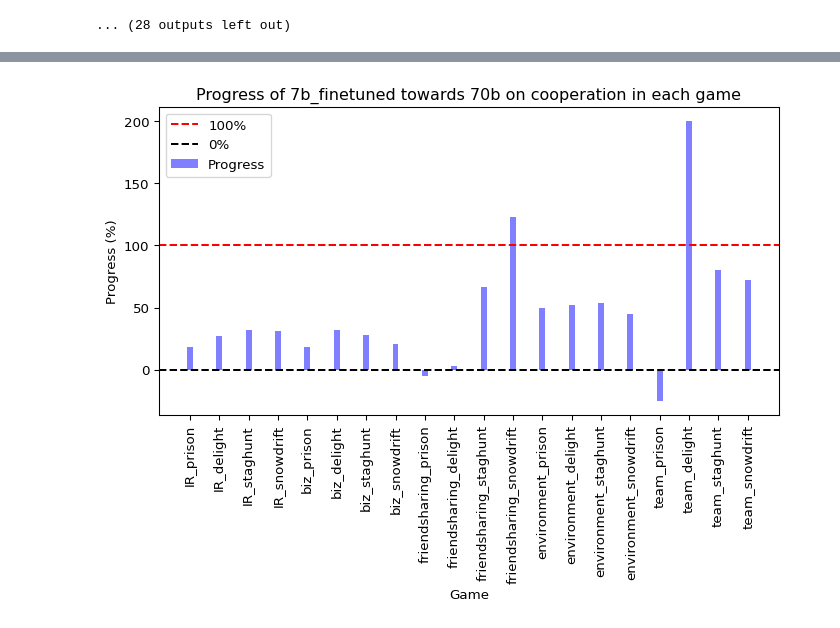
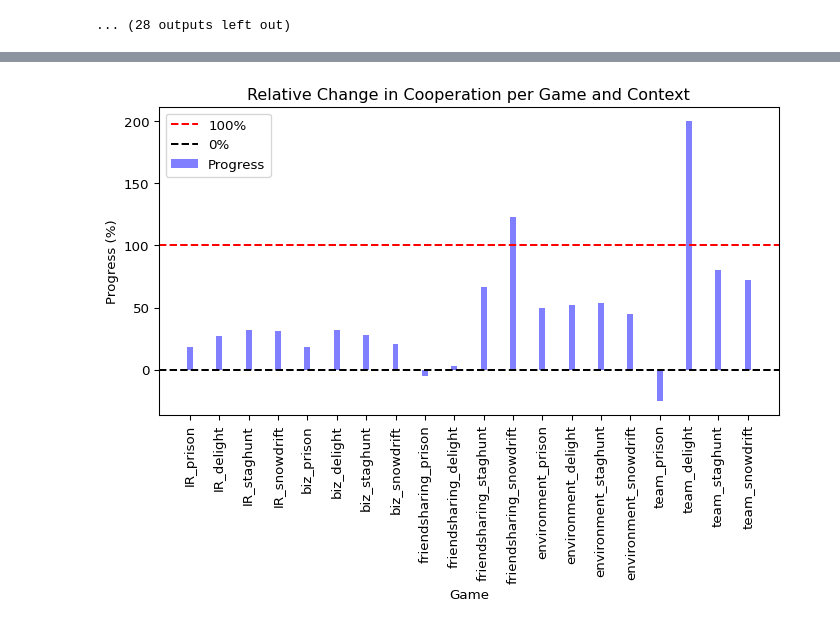
Before and after one commit to sepehrilami/LFB, a Jupyter notebook: notebooks/result_analysis.ipynb, the cells around one changed output, grey strips where cells are left out. Saved outputs shown, nothing was run; the diff lists cells and outputs as text; code cells hidden in the pictures.

```diff
--- a/notebooks/result_analysis.ipynb
+++ b/notebooks/result_analysis.ipynb
@@ -318,32 +320,32 @@ Images merged and saved to ../new_figs/game_distribution.png
 # %%
 # for each game and context, the goal of finetuning was to reach the results of the 70b model
 # so the initial model is 7b_org, the finetuned model is 7b_finetuned, and the target model is 70b
 # given this, compare the progress of 7b_org and 7b_finetuned towards 70b by this formula:
 # progress = (7b_finetuned - 7b_org) / (70b - 7b_org) * 100
 
 def compare_progress(all_data, keys):
     my_dpi = 96
     plt.figure(figsize=(800/my_dpi, 400/my_dpi), dpi=my_dpi)
 
     # plt.figure(figsize=(10, 5))
     bar_width = 0.2
     bar_positions = []
 
     progress = [(all_data['7b_finetuned'][key]['  C'] - all_data['7b_org'][key]['  C']) / (all_data['70b_reasoning'][key]['  C'] - all_data['7b_org'][key]['  C']) * 100 for key in keys]
     x = [pos for pos in range(len(keys))]
     plt.bar(x, progress, width=bar_width, alpha=0.5, label='Progress', color='blue')
     # draw a line at y=100
     plt.axhline(y=100, color='r', linestyle='--', label='100%')
     plt.axhline(y=0, color='black', linestyle='--', label='0%')
     plt.xticks([pos for pos in range(len(keys))], keys, rotation=90)
     plt.xlabel('Game')
     plt.ylabel('Progress (%)')
-    plt.title('Progress of 7b_finetuned towards 70b on cooperation in each game')
+    plt.title('Relative Change in Cooperation per Game and Context')
     plt.legend()
     plt.savefig(os.path.join("../new_figs", "progress.png"), dpi=my_dpi)
     plt.show()
 
 
 compare_progress(all_data, keys)
 # %% [output]
-[figure, old version]
+[figure, new version]
```
Also changed, not shown: parts of 7 cells of this notebook, 17 other files.
